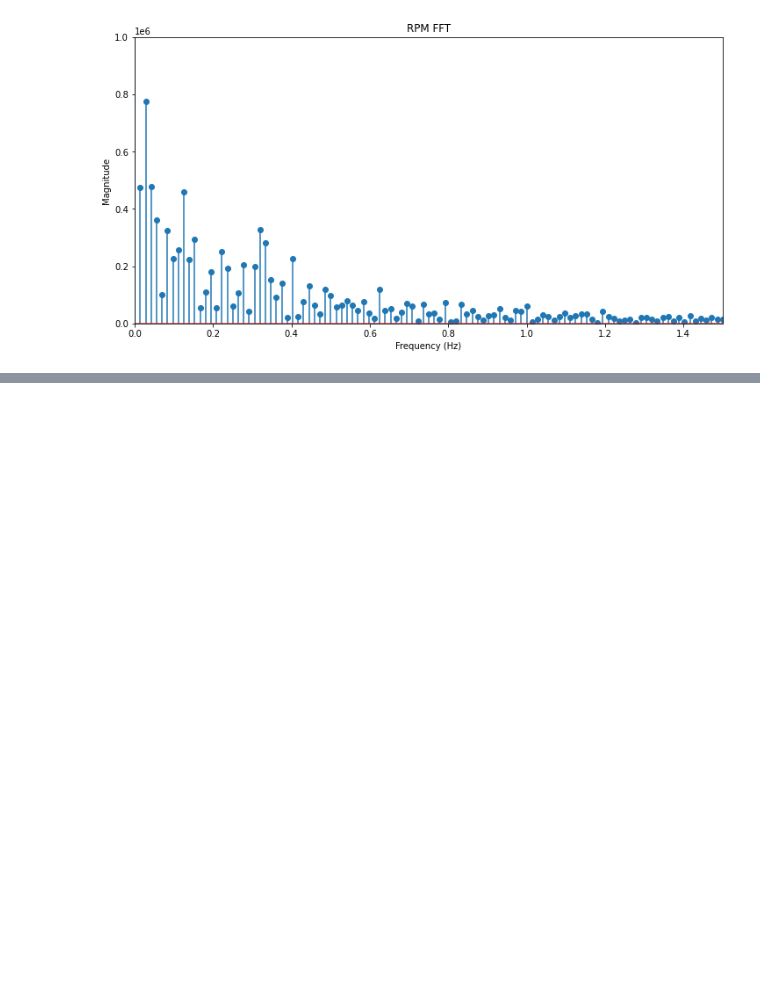
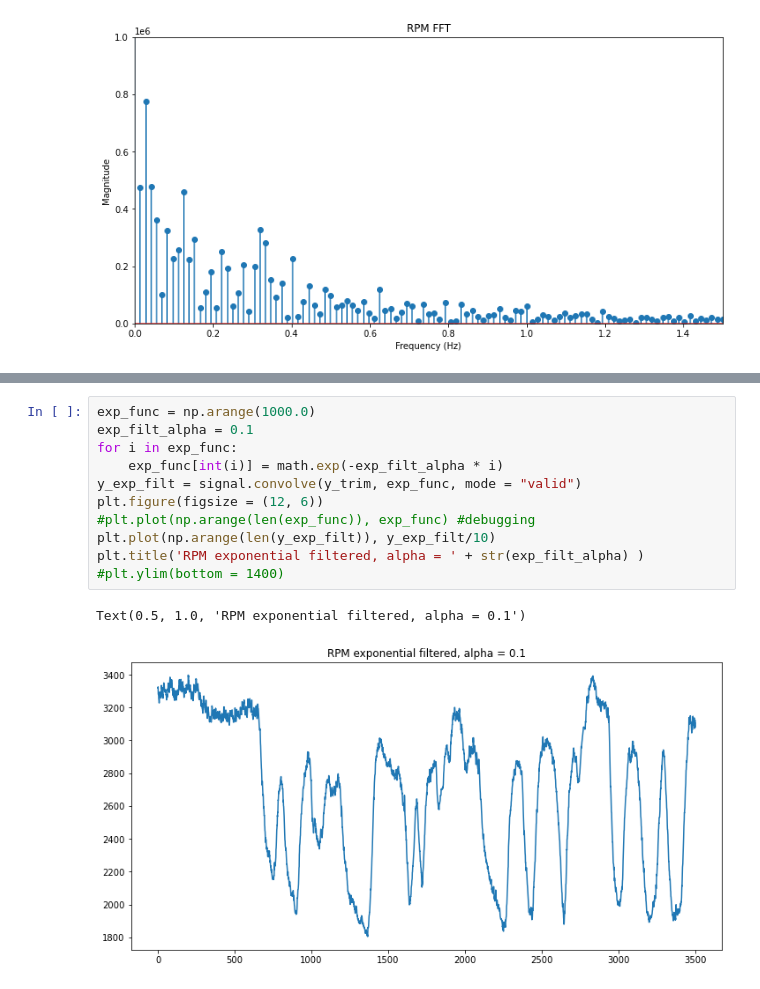
Before and after one commit to Bruin-Racing-Baja/MOAT, a Jupyter notebook: data_analysis/freq_analysis.ipynb, the cells around one changed output, grey strips where cells are left out. Drawn from its saved outputs; the diff is of its cells as text; blank space fills up the shorter version.

```diff
--- a/data_analysis/freq_analysis.ipynb
+++ b/data_analysis/freq_analysis.ipynb
@@ -69,0 +71,14 @@ Text(0, 0.5, 'Magnitude')
+# %%
+exp_func = np.arange(1000.0)
+exp_filt_alpha = 0.1
+for i in exp_func:
+    exp_func[int(i)] = math.exp(-exp_filt_alpha * i)
+y_exp_filt = signal.convolve(y_trim, exp_func, mode = "valid")
+plt.figure(figsize = (12, 6))
+#plt.plot(np.arange(len(exp_func)), exp_func) #debugging
+plt.plot(np.arange(len(y_exp_filt)), y_exp_filt/10)
+plt.title('RPM exponential filtered, alpha = ' + str(exp_filt_alpha) )
+#plt.ylim(bottom = 1400)
+# %% [output]
+Text(0.5, 1.0, 'RPM exponential filtered, alpha = 0.1')
+[figure, added]
```
Also changed, not shown: parts of 4 cells of this notebook.
